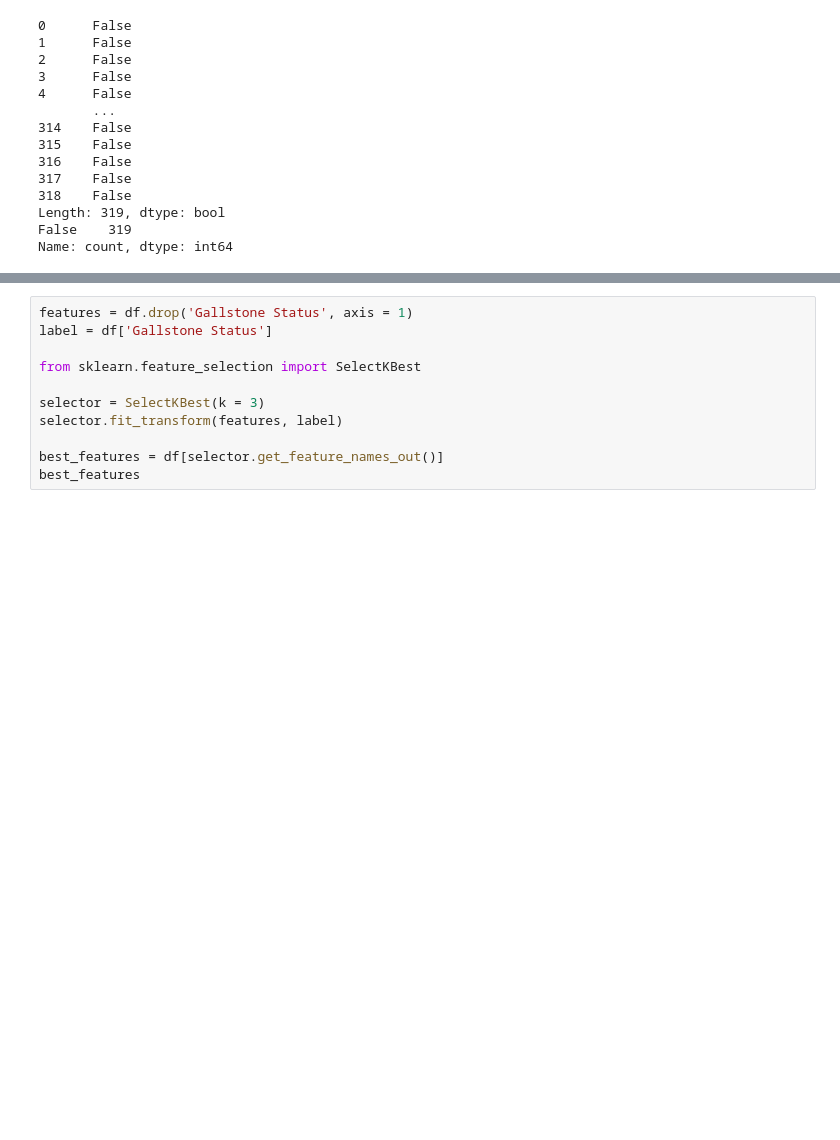
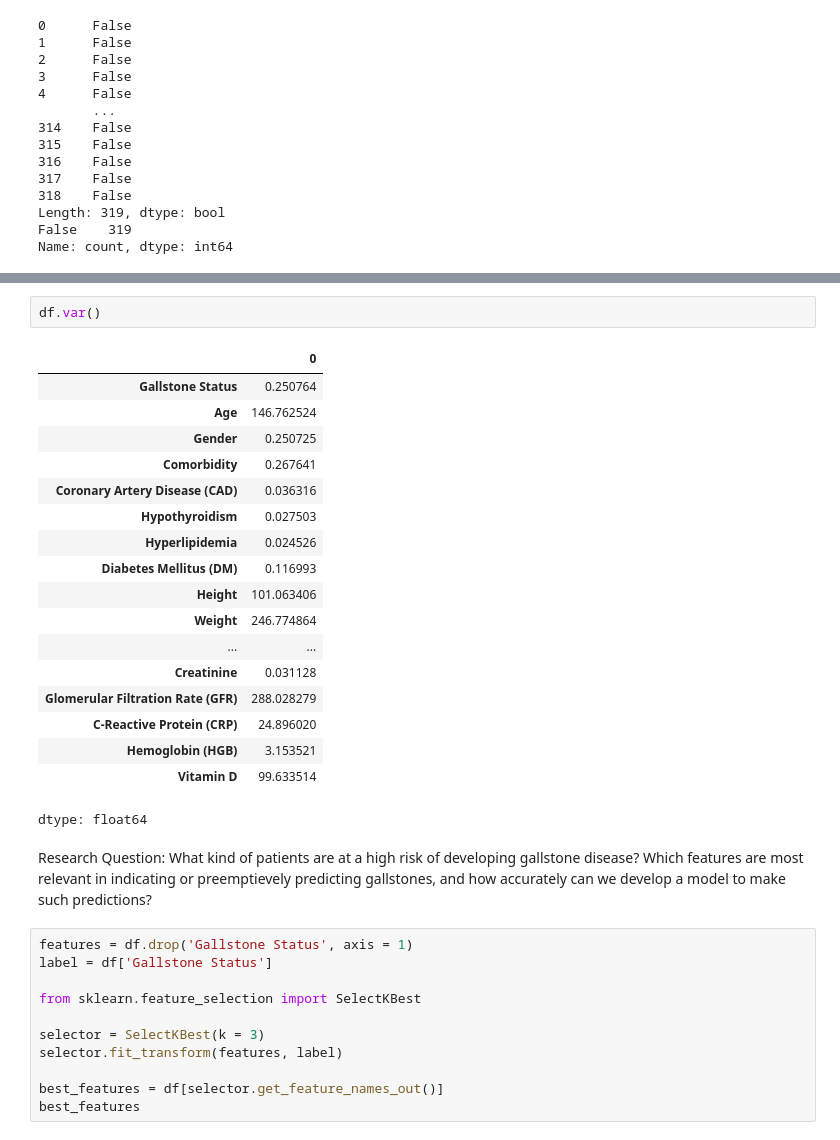
Before and after one commit to DanielT118/Gallstones-Research-Project, a Jupyter notebook: Gallstones_Research_Project.ipynb, the cells around one changed output, grey strips where cells are left out. Cells and saved outputs as stored; diff of their text form; blank space fills up the shorter version.

```diff
--- a/Gallstones_Research_Project.ipynb
+++ b/Gallstones_Research_Project.ipynb
@@ -92,3 +113,26 @@ Name: count, dtype: int64
+# %%
+df.var()
+# %% [output]
+|  | 0 |
+| Gallstone Status | 0.250764 |
+| Age | 146.762524 |
+| Gender | 0.250725 |
+| Comorbidity | 0.267641 |
+| Coronary Artery Disease (CAD) | 0.036316 |
+| Hypothyroidism | 0.027503 |
+| Hyperlipidemia | 0.024526 |
+| Diabetes Mellitus (DM) | 0.116993 |
+| Height | 101.063406 |
+| Weight | 246.774864 |
+| ... | ... |
+| Creatinine | 0.031128 |
+| Glomerular Filtration Rate (GFR) | 288.028279 |
+| C-Reactive Protein (CRP) | 24.896020 |
+| Hemoglobin (HGB) | 3.153521 |
+| Vitamin D | 99.633514 |
+dtype: float64
+# %% [markdown]
+Research Question: What kind of patients are at a high risk of developing gallstone disease? Which features are most relevant in indicating or  preemptievely predicting gallstones, and how accurately can we develop a model to make such predictions?
 # %%
 features = df.drop('Gallstone Status', axis = 1)
 label = df['Gallstone Status']
```
Also changed, not shown: parts of 1 cell of this notebook.
